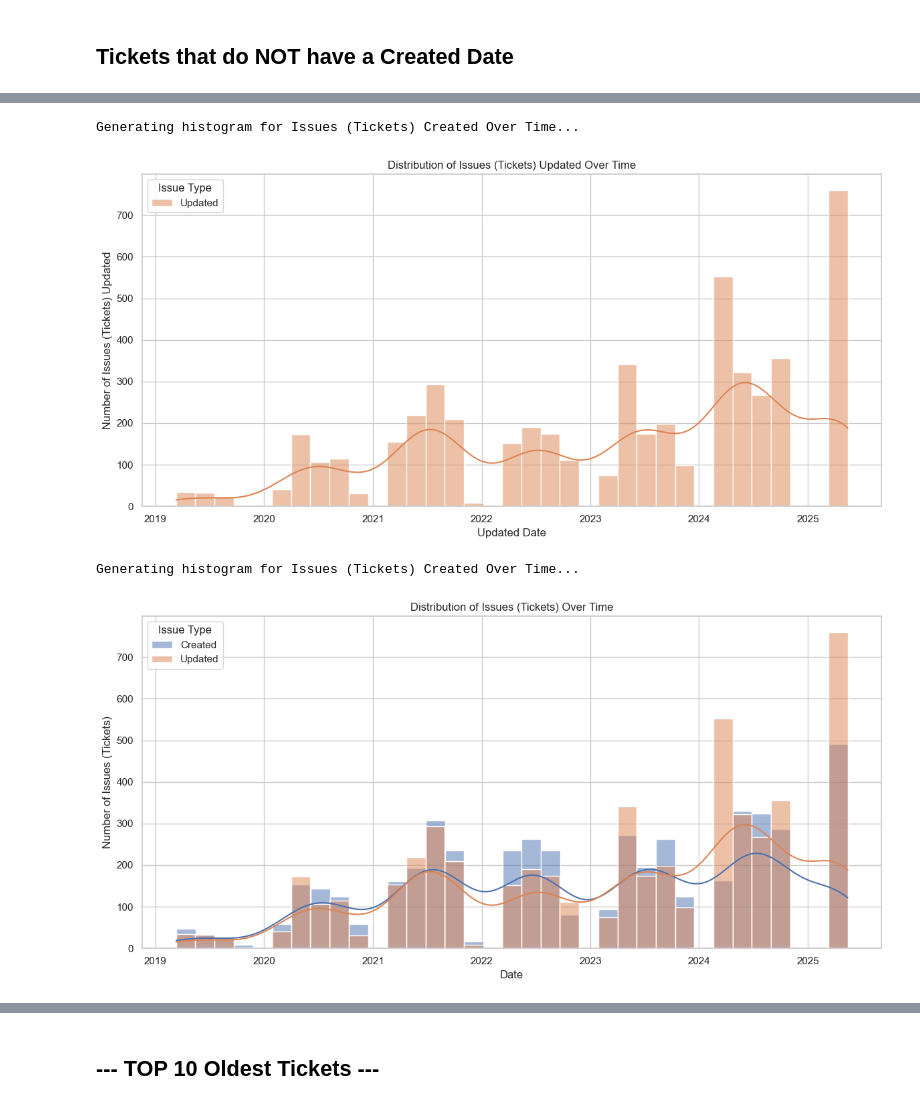
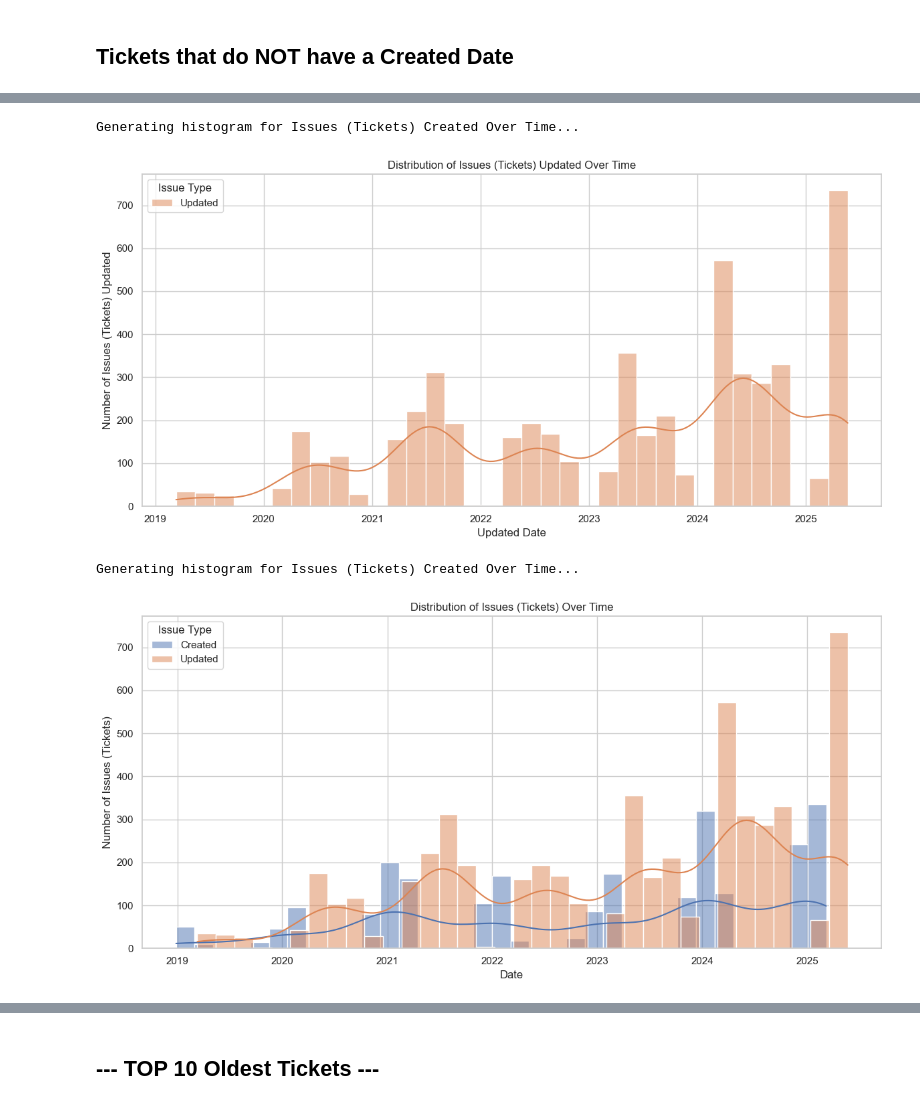
Before and after one commit to jorgeerodriguez/Jira, a Jupyter notebook: Jira.ipynb, the cells around one changed output, grey strips where cells are left out. Drawn from its saved outputs; the diff is of its cells as text; code cells hidden in the pictures.

```diff
--- a/Jira.ipynb
+++ b/Jira.ipynb
@@ -1200,8 +1220,8 @@ Generating histogram for Issues (Tickets) Created Over Time...
 # df['updated'] = pd.to_datetime(df['updated'], errors='coerce')
 # 'errors='coerce'' will turn unparseable dates into NaT (Not a Time)
 # ---------------------------------------------
-df_issues['created'] = pd.to_datetime(df_issues['created'], errors='coerce')
-df_issues['updated'] = pd.to_datetime(df_issues['updated'], errors='coerce')
+#df_issues['created'] = pd.to_datetime(df_issues['created'], errors='coerce')
+#df_issues['updated'] = pd.to_datetime(df_issues['updated'], errors='coerce')
 
 # Ensure 'created' column is datetime type before running this
 if pd.api.types.is_datetime64_any_dtype(df_issues['updated']):
@@ -1227,43 +1247,43 @@ else:
     print("Please convert using: df['created'] = pd.to_datetime(df['created'], errors='coerce')")
 # %% [output]
 Generating histogram for Issues (Tickets) Created Over Time...
-[figure, old version]
+[figure, new version]
 # %%
 # Assuming df is your DataFrame and imports are done
 
 # --- IMPORTANT: Convert date columns first! ---
 # Do this ONCE for your DataFrame
 # df['created'] = pd.to_datetime(df['created'], errors='coerce')
 # df['updated'] = pd.to_datetime(df['updated'], errors='coerce')
 # 'errors='coerce'' will turn unparseable dates into NaT (Not a Time)
 # ---------------------------------------------
-df_issues['created'] = pd.to_datetime(df_issues['created'], errors='coerce')
-df_issues['updated'] = pd.to_datetime(df_issues['updated'], errors='coerce')
+#df_issues['created'] = pd.to_datetime(df_issues['created'], errors='coerce')
+#df_issues['updated'] = pd.to_datetime(df_issues['updated'], errors='coerce')
 
 # Ensure 'created' column is datetime type before running this
 if pd.api.types.is_datetime64_any_dtype(df_issues['updated']):
     print("Generating histogram for Issues (Tickets) Created Over Time...")
     plt.figure(figsize=(12, 6))
     # Plot distribution of creation dates. Adjust 'bins' as needed.
     sns.histplot(data=df_issues[df_issues['created'].dt.year > 2000], x='created', bins=35, kde=True, label='Created', alpha=0.5)
     sns.histplot(data=df_issues[df_issues['updated'].dt.year > 2000], x='updated', bins=35, kde=True, label='Updated', alpha=0.5)
     plt.title('Distribution of Issues (Tickets) Over Time')
     #plt.title('Issue Creation Frequency Over Time')
     plt.xlabel('Date')
     plt.ylabel('Number of Issues (Tickets)')
     plt.xticks(rotation=0) # Rotate date labels if they overlap
     plt.tight_layout()
     plt.legend(title='Issue Type', loc='upper left')
     #plt.axvline(df_issues['created'].mean(), color='r', linestyle='--', label='Mean Created Date')
     #plt.axvline(df_issues['updated'].mean(), color='g', linestyle='--', label='Mean Updated Date')
     #plt.legend()
     plt.show()
 else:
     print("Skipping time-based plot: 'created' column is not datetime type.")
     print("Please convert using: df['created'] = pd.to_datetime(df['created'], errors='coerce')")
 # %% [output]
 Generating histogram for Issues (Tickets) Created Over Time...
-[figure, old version]
+[figure, new version]
 # %%
 import matplotlib.pyplot as plt
 import seaborn as sns
```
Also changed, not shown: parts of 52 cells of this notebook, 2 other files.
